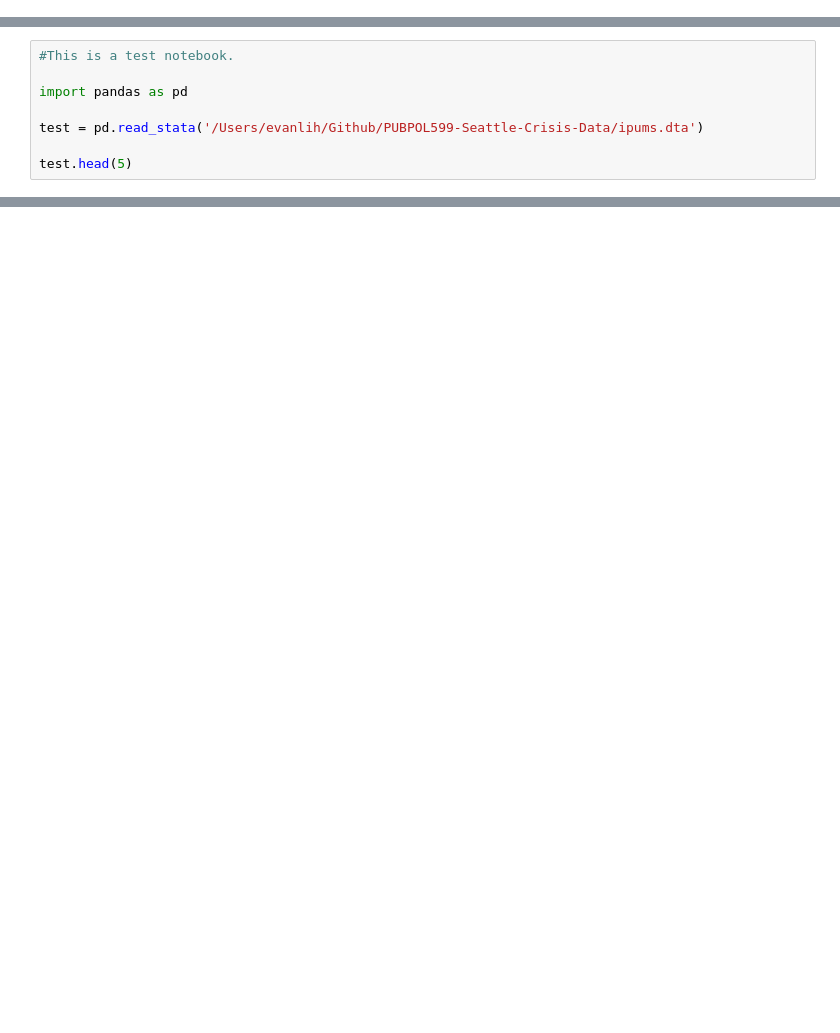
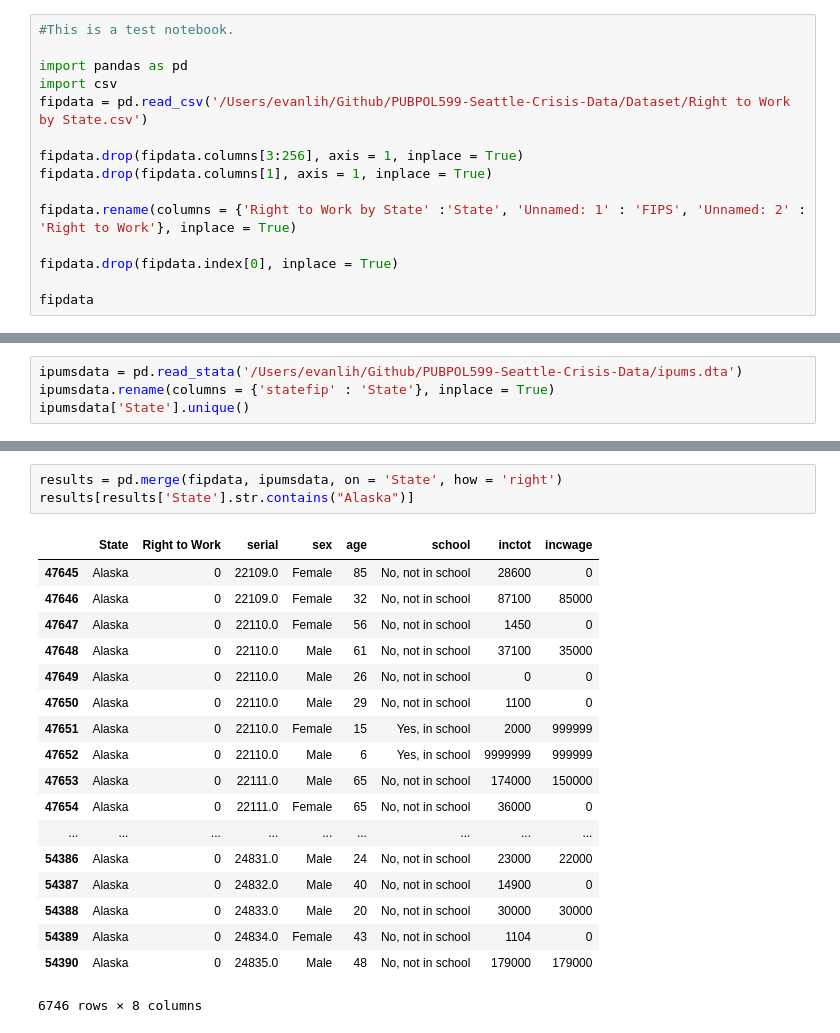
Before and after one commit to EvanLih/PUBPOL599-Seattle-Crisis-Data, a Jupyter notebook: Evan_Lih/Test Notebook.ipynb, the cells around one changed output, grey strips where cells are left out. Drawn from its saved outputs; the diff is of its cells as text; blank space fills up the shorter version.

Commit message:
successfully merged FIP status and IPUMS dataset. see EvanLih test notebook for results.

```diff
--- a/Evan_Lih/Test Notebook.ipynb
+++ b/Evan_Lih/Test Notebook.ipynb
@@ -0,0 +1,15 @@
+# %%
+#This is a test notebook.
+
+import pandas as pd
+import csv
+fipdata = pd.read_csv('/Users/evanlih/Github/PUBPOL599-Seattle-Crisis-Data/Dataset/Right to Work by State.csv')
+
+fipdata.drop(fipdata.columns[3:256], axis = 1, inplace = True)
+fipdata.drop(fipdata.columns[1], axis = 1, inplace = True)
+
+fipdata.rename(columns = {'Right to Work by State' :'State', 'Unnamed: 1' : 'FIPS', 'Unnamed: 2' : 'Right to Work'}, inplace = True)
+
+fipdata.drop(fipdata.index[0], inplace = True)
+
+fipdata
@@ -1,9 +34,5 @@
 # %%
-#This is a test notebook.
-
-import pandas as pd
-
-test = pd.read_stata('/Users/evanlih/Github/PUBPOL599-Seattle-Crisis-Data/ipums.dta')
-
-test.head(5)
+ipumsdata = pd.read_stata('/Users/evanlih/Github/PUBPOL599-Seattle-Crisis-Data/ipums.dta')
+ipumsdata.rename(columns = {'statefip' : 'State'}, inplace = True)
+ipumsdata['State'].unique()
 # %% [output]
@@ -15,0 +56,22 @@ test.head(5)
+# %%
+results = pd.merge(fipdata, ipumsdata, on = 'State', how = 'right')
+results[results['State'].str.contains("Alaska")]
+# %% [output]
+|  | State | Right to Work | serial | sex | age | school | inctot | incwage |
+| 47645 | Alaska | 0 | 22109.0 | Female | 85 | No, not in school | 28600 | 0 |
+| 47646 | Alaska | 0 | 22109.0 | Female | 32 | No, not in school | 87100 | 85000 |
+| 47647 | Alaska | 0 | 22110.0 | Female | 56 | No, not in school | 1450 | 0 |
+| 47648 | Alaska | 0 | 22110.0 | Male | 61 | No, not in school | 37100 | 35000 |
+| 47649 | Alaska | 0 | 22110.0 | Male | 26 | No, not in school | 0 | 0 |
+| 47650 | Alaska | 0 | 22110.0 | Male | 29 | No, not in school | 1100 | 0 |
+| 47651 | Alaska | 0 | 22110.0 | Female | 15 | Yes, in school | 2000 | 999999 |
+| 47652 | Alaska | 0 | 22110.0 | Male | 6 | Yes, in school | 9999999 | 999999 |
+| 47653 | Alaska | 0 | 22111.0 | Male | 65 | No, not in school | 174000 | 150000 |
+| 47654 | Alaska | 0 | 22111.0 | Female | 65 | No, not in school | 36000 | 0 |
+| ... | ... | ... | ... | ... | ... | ... | ... | ... |
+| 54386 | Alaska | 0 | 24831.0 | Male | 24 | No, not in school | 23000 | 22000 |
+| 54387 | Alaska | 0 | 24832.0 | Male | 40 | No, not in school | 14900 | 0 |
+| 54388 | Alaska | 0 | 24833.0 | Male | 20 | No, not in school | 30000 | 30000 |
+| 54389 | Alaska | 0 | 24834.0 | Female | 43 | No, not in school | 1104 | 0 |
+| 54390 | Alaska | 0 | 24835.0 | Male | 48 | No, not in school | 179000 | 179000 |
+6746 rows × 8 columns
```
Also changed, not shown: parts of 3 cells of this notebook, 2 other files.
